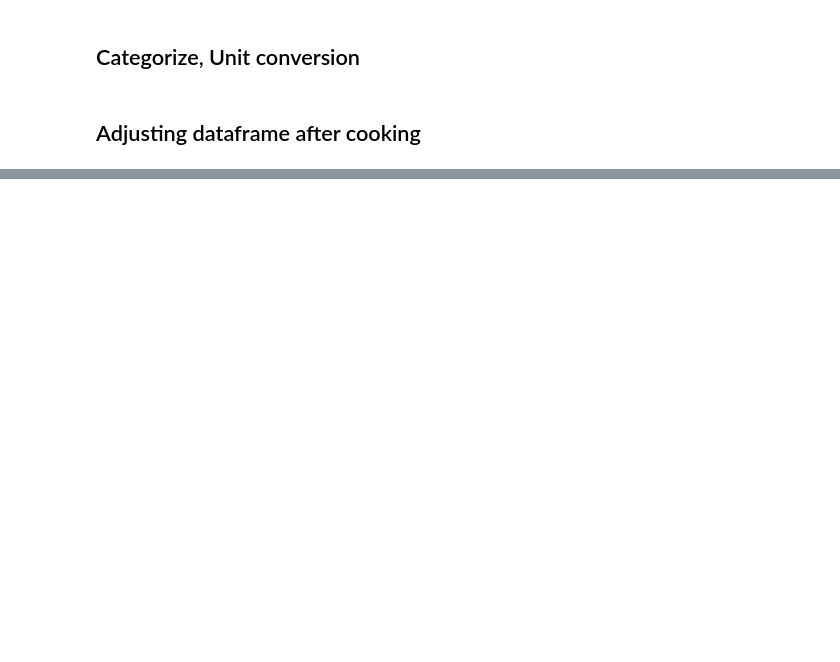
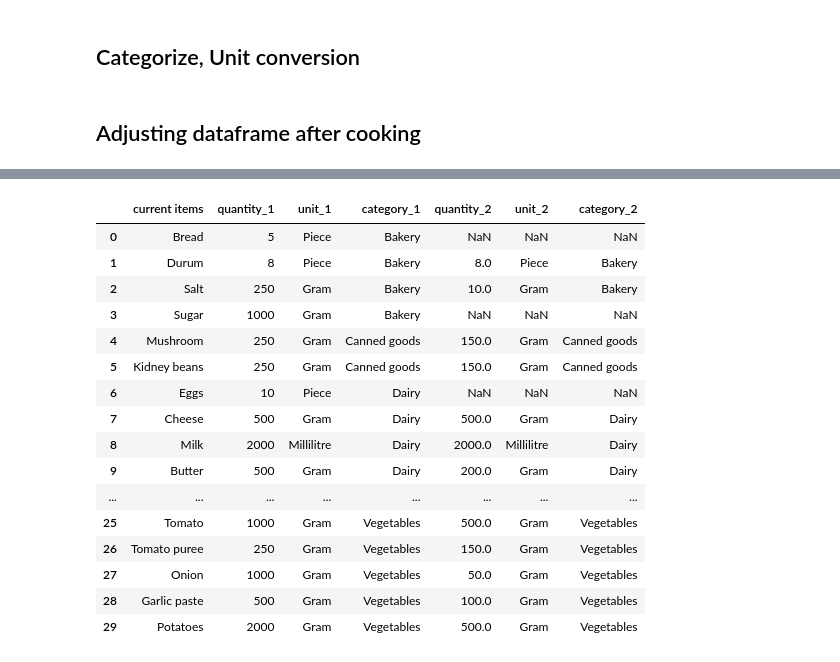
Before and after one commit to jistiak/aika, a Jupyter notebook: Shariar/Whats_in_my_kitchen.ipynb, the cells around one changed output, grey strips where cells are left out. Cells and saved outputs as stored; diff of their text form; code cells hidden in the pictures; blank space fills up the shorter version.

```diff
--- a/Shariar/Whats_in_my_kitchen.ipynb
+++ b/Shariar/Whats_in_my_kitchen.ipynb
@@ -143 +159,22 @@ UnboundLocalError: local variable 'fig1' referenced before assignment
+# %%
+merged_df = pd.merge(df1, df3, on='current items', how ='outer', suffixes=('_1', '_2'))
+merged_df
+# %% [output]
+|  | current items | quantity_1 | unit_1 | category_1 | quantity_2 | unit_2 | category_2 |
+| 0 | Bread | 5 | Piece | Bakery | NaN | NaN | NaN |
+| 1 | Durum | 8 | Piece | Bakery | 8.0 | Piece | Bakery |
+| 2 | Salt | 250 | Gram | Bakery | 10.0 | Gram | Bakery |
+| 3 | Sugar | 1000 | Gram | Bakery | NaN | NaN | NaN |
+| 4 | Mushroom | 250 | Gram | Canned goods | 150.0 | Gram | Canned goods |
+| 5 | Kidney beans | 250 | Gram | Canned goods | 150.0 | Gram | Canned goods |
+| 6 | Eggs | 10 | Piece | Dairy | NaN | NaN | NaN |
+| 7 | Cheese | 500 | Gram | Dairy | 500.0 | Gram | Dairy |
+| 8 | Milk | 2000 | Millilitre | Dairy | 2000.0 | Millilitre | Dairy |
+| 9 | Butter | 500 | Gram | Dairy | 200.0 | Gram | Dairy |
+| ... | ... | ... | ... | ... | ... | ... | ... |
+| 25 | Tomato | 1000 | Gram | Vegetables | 500.0 | Gram | Vegetables |
+| 26 | Tomato puree | 250 | Gram | Vegetables | 150.0 | Gram | Vegetables |
+| 27 | Onion | 1000 | Gram | Vegetables | 50.0 | Gram | Vegetables |
+| 28 | Garlic paste | 500 | Gram | Vegetables | 100.0 | Gram | Vegetables |
+| 29 | Potatoes | 2000 | Gram | Vegetables | 500.0 | Gram | Vegetables |
 # %%
```
Also changed, not shown: parts of 2 cells of this notebook.
